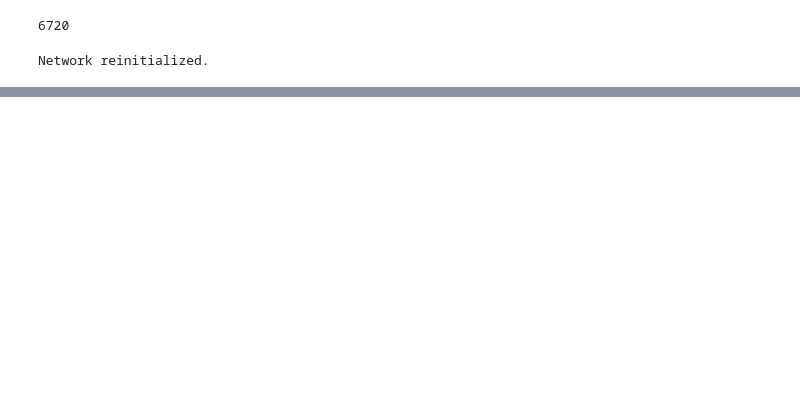
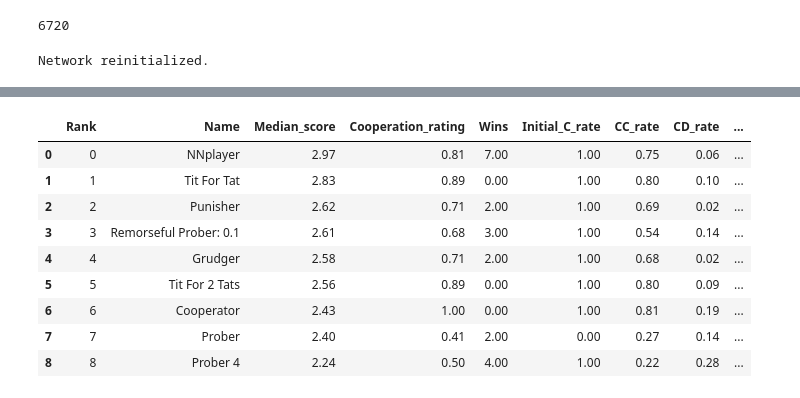
Before and after one commit to hongh-zhang/The-Evolution-of-Defection, a Jupyter notebook: Stage 2.ipynb, the cells around one changed output, grey strips where cells are left out. Drawn from its saved outputs; the diff is of its cells as text; code cells hidden in the pictures; blank space fills up the shorter version.

Commit message:
Stage 2 backup
data\s2\p1_22 & p1_84 won the tournament

```diff
--- a/Stage 2.ipynb
+++ b/Stage 2.ipynb
@@ -170,0 +276,3 @@ pd.DataFrame([[l.loc['NNplayer',t] for t in things] for l in ls], columns=things
+# %%
+with open('data/s2/p1_22.pkl', "rb") as file:
+    p2 = dill.load(file)
@@ -170,0 +349,19 @@ pd.DataFrame([[l.loc['NNplayer',t] for t in things] for l in ls], columns=things
+# %%
+with p2:
+    p2.network.verbosity = False
+    tournament = Tournament([p2, *players], game=GAME, turns=GAME_LEN)
+    results = tournament.play()
+    summary = results.summarise()
+# %%
+pd.DataFrame(map(list, summary), columns=headers)
+# %% [output]
+|  | Rank | Name | Median_score | Cooperation_rating | Wins | Initial_C_rate | CC_rate | CD_rate | ... |
+| 0 | 0 | NNplayer | 2.97 | 0.81 | 7.00 | 1.00 | 0.75 | 0.06 | ... |
+| 1 | 1 | Tit For Tat | 2.83 | 0.89 | 0.00 | 1.00 | 0.80 | 0.10 | ... |
+| 2 | 2 | Punisher | 2.62 | 0.71 | 2.00 | 1.00 | 0.69 | 0.02 | ... |
+| 3 | 3 | Remorseful Prober: 0.1 | 2.61 | 0.68 | 3.00 | 1.00 | 0.54 | 0.14 | ... |
+| 4 | 4 | Grudger | 2.58 | 0.71 | 2.00 | 1.00 | 0.68 | 0.02 | ... |
+| 5 | 5 | Tit For 2 Tats | 2.56 | 0.89 | 0.00 | 1.00 | 0.80 | 0.09 | ... |
+| 6 | 6 | Cooperator | 2.43 | 1.00 | 0.00 | 1.00 | 0.81 | 0.19 | ... |
+| 7 | 7 | Prober | 2.40 | 0.41 | 2.00 | 0.00 | 0.27 | 0.14 | ... |
+| 8 | 8 | Prober 4 | 2.24 | 0.50 | 4.00 | 1.00 | 0.22 | 0.28 | ... |
```
Also changed, not shown: parts of 13 cells of this notebook, 2 other files.
